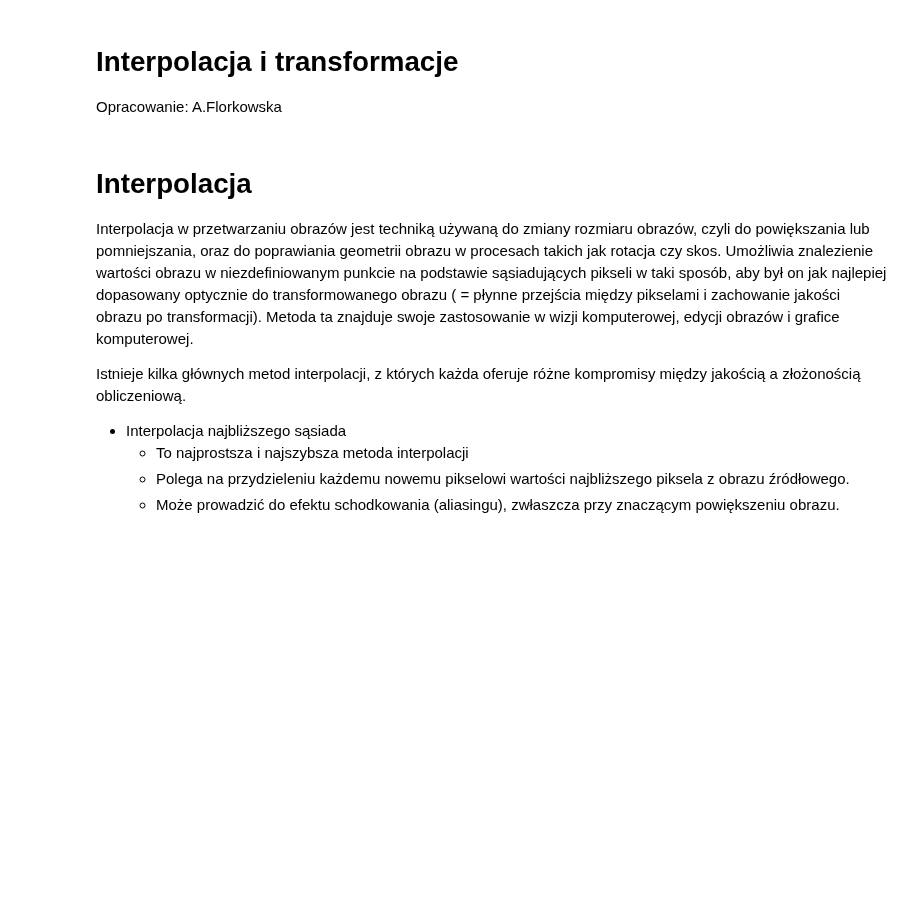
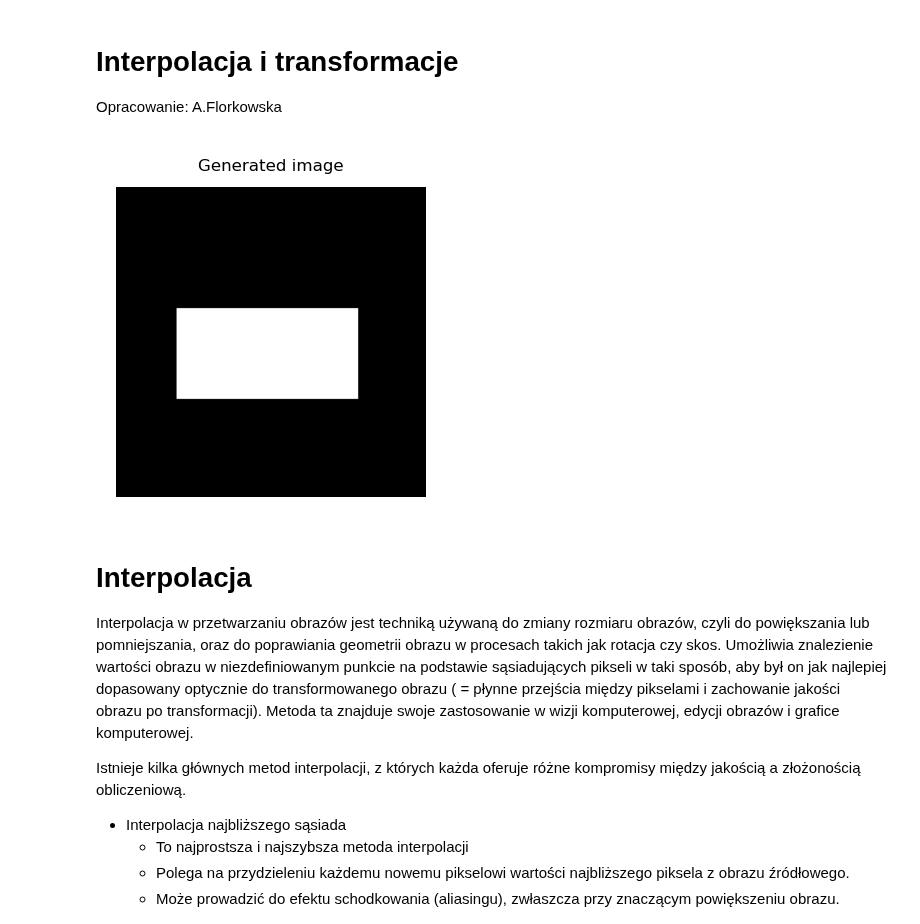
Before and after one commit to aflorkowska/Image-Processing, a Jupyter notebook: PL/8_Interpolacja i macierze transformacji.ipynb, the cells around one changed output. Saved outputs shown, nothing was run; the diff lists cells and outputs as text; code cells hidden in the pictures; blank space fills up the shorter version.

```diff
--- a/PL/8_Interpolacja i macierze transformacji.ipynb
+++ b/PL/8_Interpolacja i macierze transformacji.ipynb
@@ -15,3 +9,14 @@ image = normalize(image)
+# %%
+y_size, x_size = 1024, 1024
+image = np.zeros((y_size, x_size))
+image[400:700, 200:800] = 1
+plt.figure(figsize=(2, 4), dpi=200)
+plt.imshow(image, cmap='gray')
+plt.title("Generated image", fontsize=6)
+plt.axis('off')
+plt.show()
+# %% [output]
+[figure, added]
 # %% [markdown]
 # Interpolacja
 Interpolacja w przetwarzaniu obrazów jest techniką używaną do zmiany rozmiaru obrazów, czyli do powiększania lub pomniejszania, oraz do poprawiania geometrii obrazu w procesach takich jak rotacja czy skos. Umożliwia znalezienie wartości obrazu w niezdefiniowanym punkcie na podstawie sąsiadujących pikseli w taki sposób, aby był on jak najlepiej dopasowany optycznie do transformowanego obrazu ( = płynne przejścia między pikselami i zachowanie jakości obrazu po transformacji). Metoda ta znajduje swoje zastosowanie w wizji komputerowej, edycji obrazów i grafice komputerowej.
```
Also changed, not shown: parts of 1 cell of this notebook.
